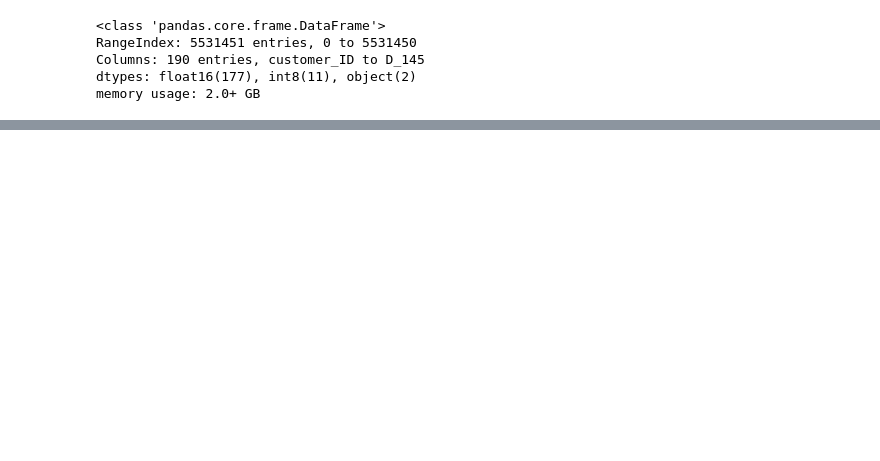
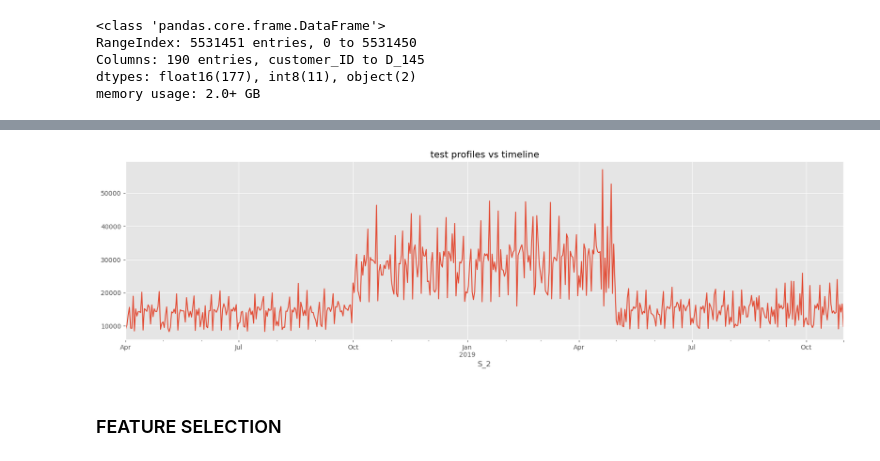
Before and after one commit to aneerban10/ML_PGDDE_SEM2_GRP1, a Jupyter notebook: Code_Aneerban_V1.ipynb, the cells around one changed output, grey strips where cells are left out. Saved outputs shown, nothing was run; the diff lists cells and outputs as text; code cells hidden in the pictures; blank space fills up the shorter version.

```diff
--- a/Code_Aneerban_V1.ipynb
+++ b/Code_Aneerban_V1.ipynb
@@ -88,0 +96,11 @@ memory usage: 2.0+ GB
+# %%
+fig, ax = plt.subplots(figsize=(20,5))
+test_dataframe.groupby("S_2")['customer_ID'].count().plot()
+plt.title("test profiles vs timeline")
+plt.show()
+
+#FOR TRAIN --- THIS SHOWS THAT TRAIN DATA IS CONSISETENT AND TEST IS INCONSISTENT
+# %% [output]
+[figure, added]
+# %% [markdown]
+### FEATURE SELECTION
```
Also changed, not shown: parts of 9 cells of this notebook.
